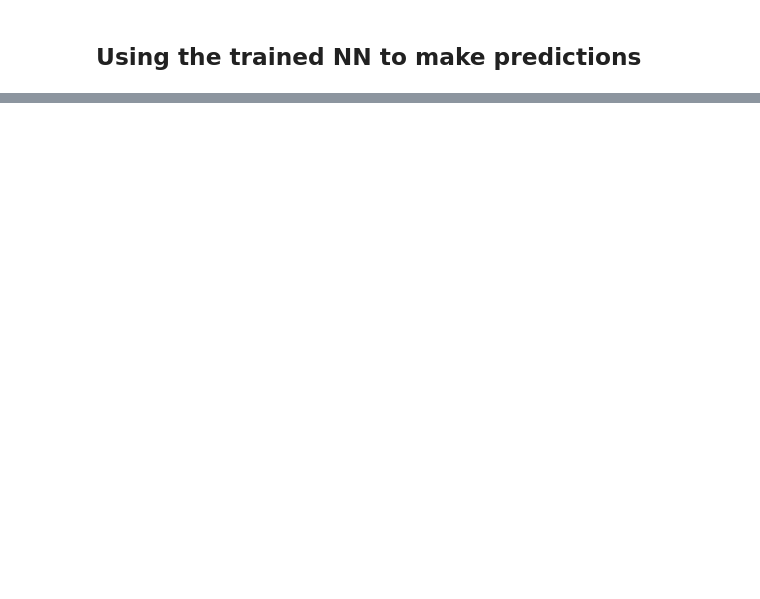
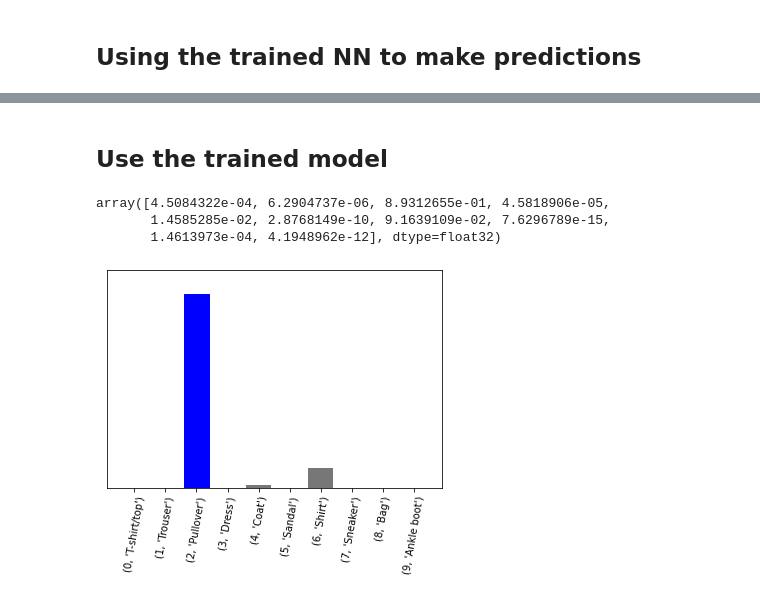
Before and after one commit to Valerieps/tensorflow-tutorials, a Jupyter notebook: 01-basic-image-classification.ipynb, the cells around one changed output, grey strips where cells are left out. Cells and saved outputs as stored; diff of their text form; code cells hidden in the pictures; blank space fills up the shorter version.

```diff
--- a/01-basic-image-classification.ipynb
+++ b/01-basic-image-classification.ipynb
@@ -198,0 +209,32 @@ for tup  in zip(range(10), predictions[0]):
+# %%
+# Utils functions to plot the image and probabilities assigned
+def plot_image(i, predictions_array, true_label, img):
+  predictions_array, true_label, img = predictions_array, true_label[i], img[i]
+  plt.grid(False)
+  plt.xticks([])
+  plt.yticks([])
+
+  plt.imshow(img, cmap=plt.cm.binary)
+
+  predicted_label = np.argmax(predictions_array)
+  if predicted_label == true_label:
+    color = 'blue'
+  else:
+    color = 'red'
+
+  plt.xlabel("{} {:2.0f}% ({})".format(class_names[predicted_label][1],
+                                100*np.max(predictions_array),
+                                class_names[true_label][1]),
+                                color=color)
+
+def plot_value_array(i, predictions_array, true_label):
+  predictions_array, true_label = predictions_array, true_label[i]
+  plt.grid(False)
+  plt.xticks(range(10))
+  plt.yticks([])
+  thisplot = plt.bar(range(10), predictions_array, color="#777777")
+  plt.ylim([0, 1])
+  predicted_label = np.argmax(predictions_array)
+
+  thisplot[predicted_label].set_color('red')
+  thisplot[true_label].set_color('blue')
@@ -198,0 +259,2 @@ for tup  in zip(range(10), predictions[0]):
+# %% [markdown]
+## Use the trained model
@@ -198,0 +266,11 @@ for tup  in zip(range(10), predictions[0]):
+# %%
+predictions_single[0]
+# %% [output]
+array([4.5084322e-04, 6.2904737e-06, 8.9312655e-01, 4.5818906e-05,
+       1.4585285e-02, 2.8768149e-10, 9.1639109e-02, 7.6296789e-15,
+       1.4613973e-04, 4.1948962e-12], dtype=float32)
+# %%
+plot_value_array(Which_image, predictions[Which_image], test_labels)
+_ = plt.xticks(range(10), class_names, rotation=80)
+# %% [output]
+[figure, added]
```
Also changed, not shown: parts of 12 cells of this notebook.
